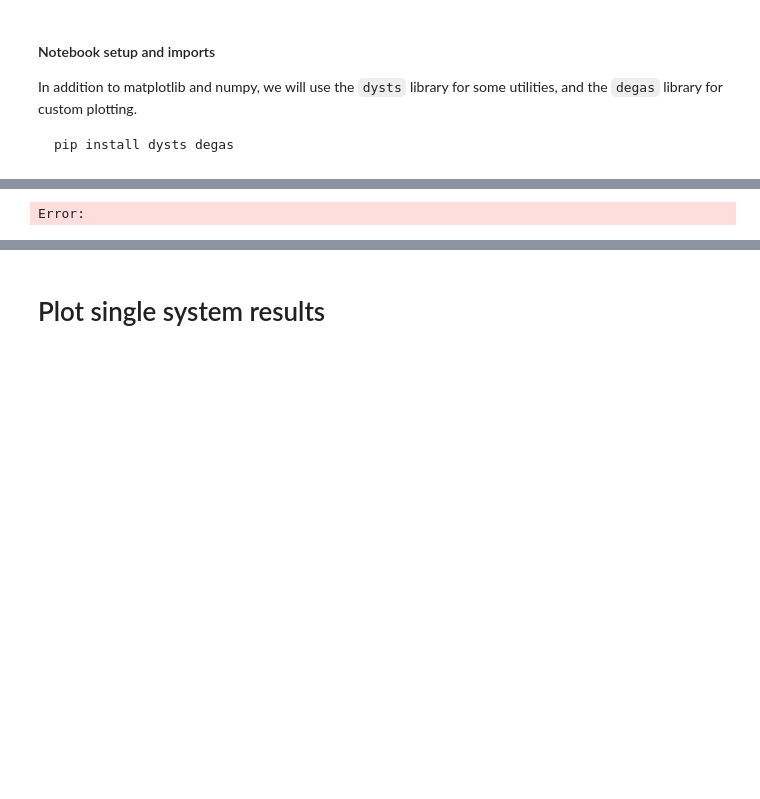
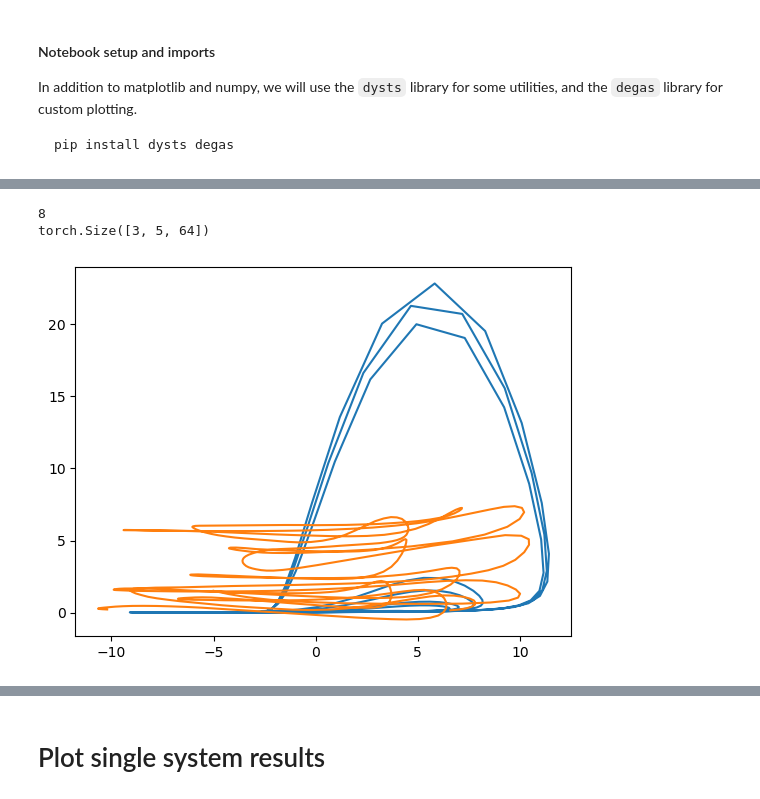
Before and after one commit to williamgilpin/dysts_data, a Jupyter notebook: benchmark_results/zero_shot_plotting.ipynb, the cells around one changed output, grey strips where cells are left out. Saved outputs shown, nothing was run; the diff lists cells and outputs as text; code cells hidden in the pictures; blank space fills up the shorter version.

```diff
--- a/benchmark_results/zero_shot_plotting.ipynb
+++ b/benchmark_results/zero_shot_plotting.ipynb
@@ -24,10 +30,41 @@ def smape_rolling(ts1, ts2):
-# %%
-from scripts.models import ChronosModel
-
-
-model = ChronosModel(model="tiny", context=100, n_samples=5, prediction_length=32)
-# forecast_multivariate = np.array(model.predict(traj.T)).squeeze()
-# prediction_length=200
-# context=512
-# %% [output]
-Error:
+# %%
+from scripts.models import ChronosModel
+
+import dysts.flows
+
+equation_name = "Rossler"
+training_length = 1000
+forecast_length = 500
+context_length = 512
+
+eq = getattr(dysts.flows, equation_name)()
+integrator_args = {
+    "pts_per_period": 40,
+    "atol": 1e-12,
+    "rtol": 1e-12,
+}
+
+
+traj0 = eq.make_trajectory(training_length + forecast_length,
+                            timescale="Lyapunov",
+                            method="Radau", **integrator_args)
+traj_test = np.array(traj0)[None, :]
+traj_train = traj_test[:, :training_length] ## Training data for standard models
+traj_test_context = traj_test[:, training_length - context_length:training_length] ## Last context_length points for context models
+ic_test = traj_test_context[:, -1] # Last seen point
+traj_test_forecast = traj_test[:, training_length:] ## Unseen data to be forecast
+
+model = ChronosModel(model="base", context=context_length, n_samples=5, prediction_length=forecast_length, max_chunk=64)
+
+for traj in traj_test_context:
+    forecast_multivariate = np.array(model.predict(traj.T)).squeeze()
+# %% [output]
+8
+torch.Size([3, 5, 64])
+# %%
+plt.plot(traj_test_forecast.squeeze()[:, 0], traj_test_forecast.squeeze()[:, 2], label="True")
+plt.plot(np.mean(forecast_multivariate, axis=1)[0], np.mean(forecast_multivariate, axis=1)[2], label="Forecast")
+
+rolling_smape = smape_rolling(np.mean(forecast_multivariate, axis=1).squeeze().T, traj_test_forecast.squeeze())
+# %% [output]
+[figure, added]
```
Also changed, not shown: parts of 10 cells of this notebook, 2 other files.
